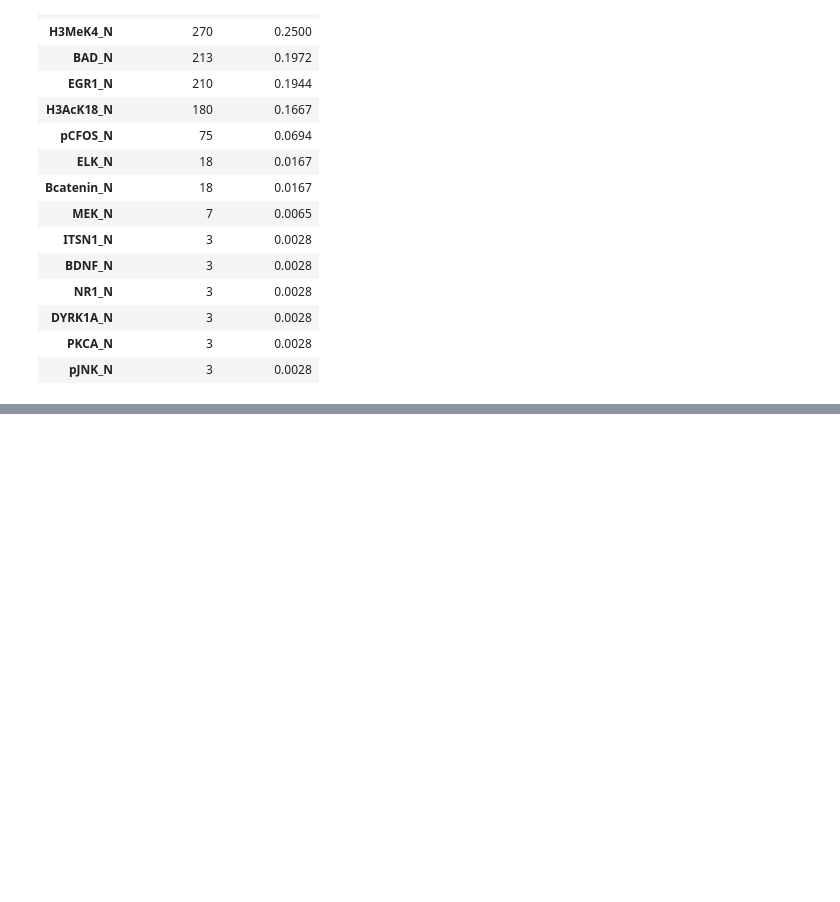
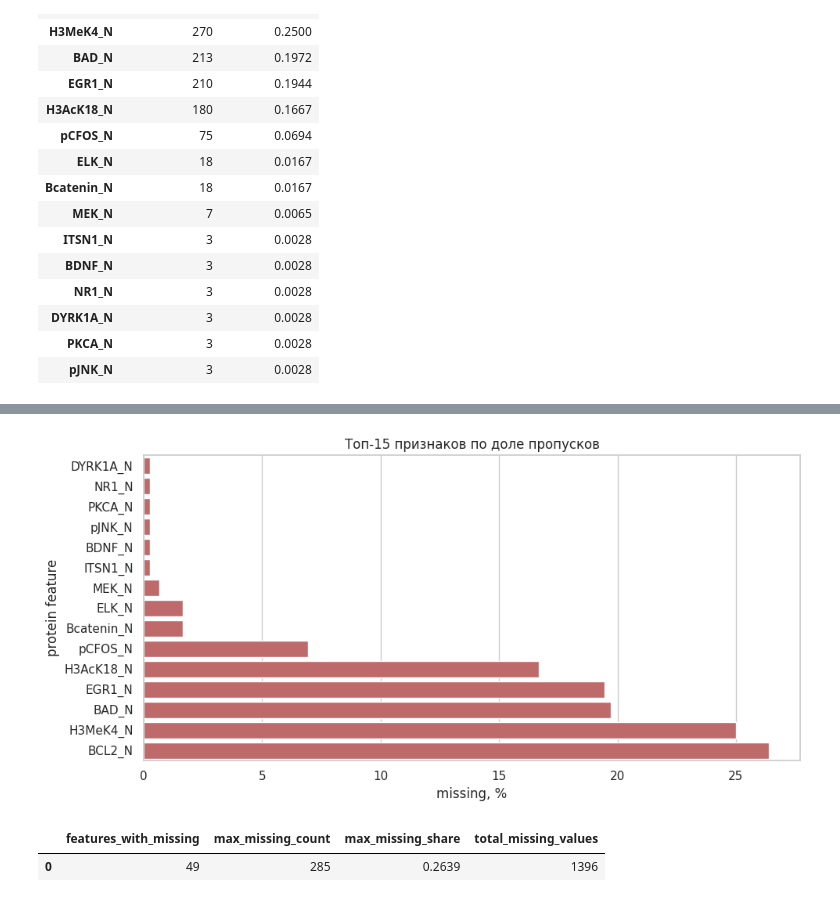
Before and after one commit to homka122/HomkaML, a Jupyter notebook: 1HW/hw1_mice_protein_clustering.ipynb, the cells around one changed output, grey strips where cells are left out. Saved outputs shown, nothing was run; the diff lists cells and outputs as text; code cells hidden in the pictures; blank space fills up the shorter version.

```diff
--- a/1HW/hw1_mice_protein_clustering.ipynb
+++ b/1HW/hw1_mice_protein_clustering.ipynb
@@ -133,0 +229,4 @@ missing_summary.query("missing_count > 0").head(15)
+# %%
+missing_features = missing_summary.query("missing_count > 0").copy()
+missing_features["missing_percent"] = 100 * missing_features["missing_share"]
+missing_features.head(20)
@@ -133,0 +251,23 @@ missing_summary.query("missing_count > 0").head(15)
+# %%
+fig, ax = plt.subplots(figsize=(10, 5))
+plot_data = missing_features.head(15).sort_values("missing_percent")
+sns.barplot(data=plot_data, x="missing_percent", y=plot_data.index, ax=ax, color="indianred")
+ax.set_title("Топ-15 признаков по доле пропусков")
+ax.set_xlabel("missing, %")
+ax.set_ylabel("protein feature")
+plt.tight_layout()
+# %% [output]
+[figure, added]
+# %%
+missing_overview = pd.DataFrame(
+    {
+        "features_with_missing": [(missing_summary["missing_count"] > 0).sum()],
+        "max_missing_count": [missing_summary["missing_count"].max()],
+        "max_missing_share": [missing_summary["missing_share"].max()],
+        "total_missing_values": [df[protein_features].isna().sum().sum()],
+    }
+)
+missing_overview
+# %% [output]
+|  | features_with_missing | max_missing_count | max_missing_share | total_missing_values |
+| 0 | 49 | 285 | 0.2639 | 1396 |
```
Also changed, not shown: parts of 20 cells of this notebook, 1 other file.
